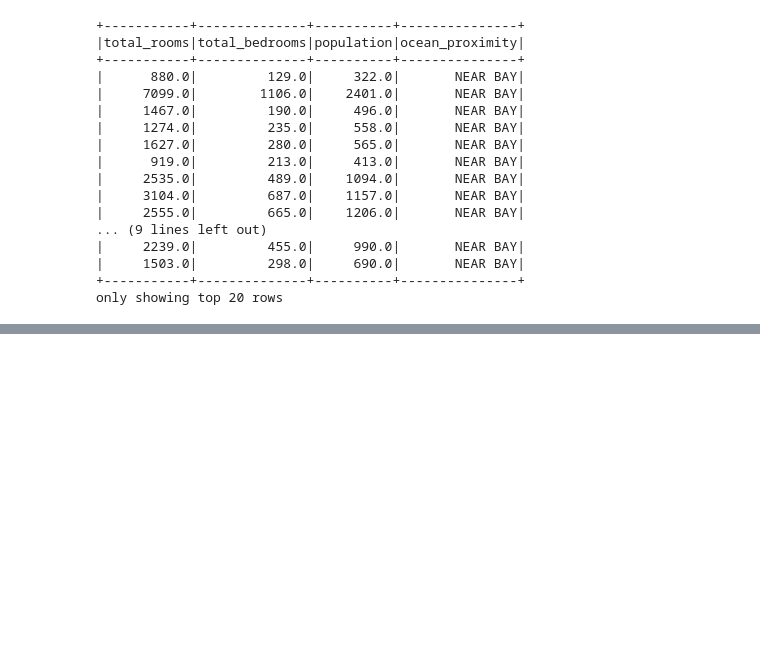
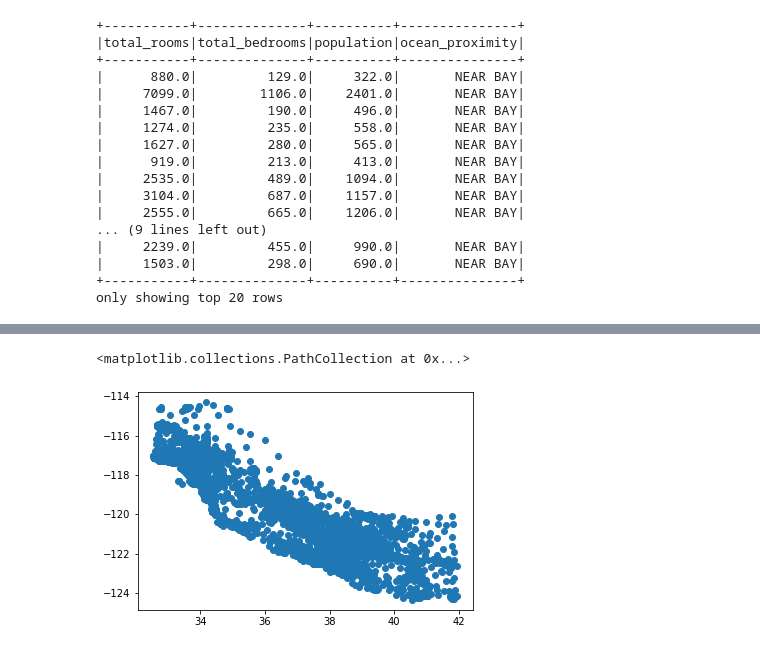
Before and after one commit to chaubeyarvind/DataAnalytics-NumPY, a Jupyter notebook: Bricks_Spark.ipynb, the cells around one changed output, grey strips where cells are left out. Cells and saved outputs as stored; diff of their text form; code cells hidden in the pictures; blank space fills up the shorter version.

```diff
--- a/Bricks_Spark.ipynb
+++ b/Bricks_Spark.ipynb
@@ -414,0 +574,5 @@ only showing top 20 rows
+# %%
+plt.scatter(df1.select('latitude').toPandas(), df1.select('longitude').toPandas() )
+# %% [output]
+<matplotlib.collections.PathCollection at 0x...>
+[figure, added]
```
Also changed, not shown: parts of 17 cells of this notebook.
